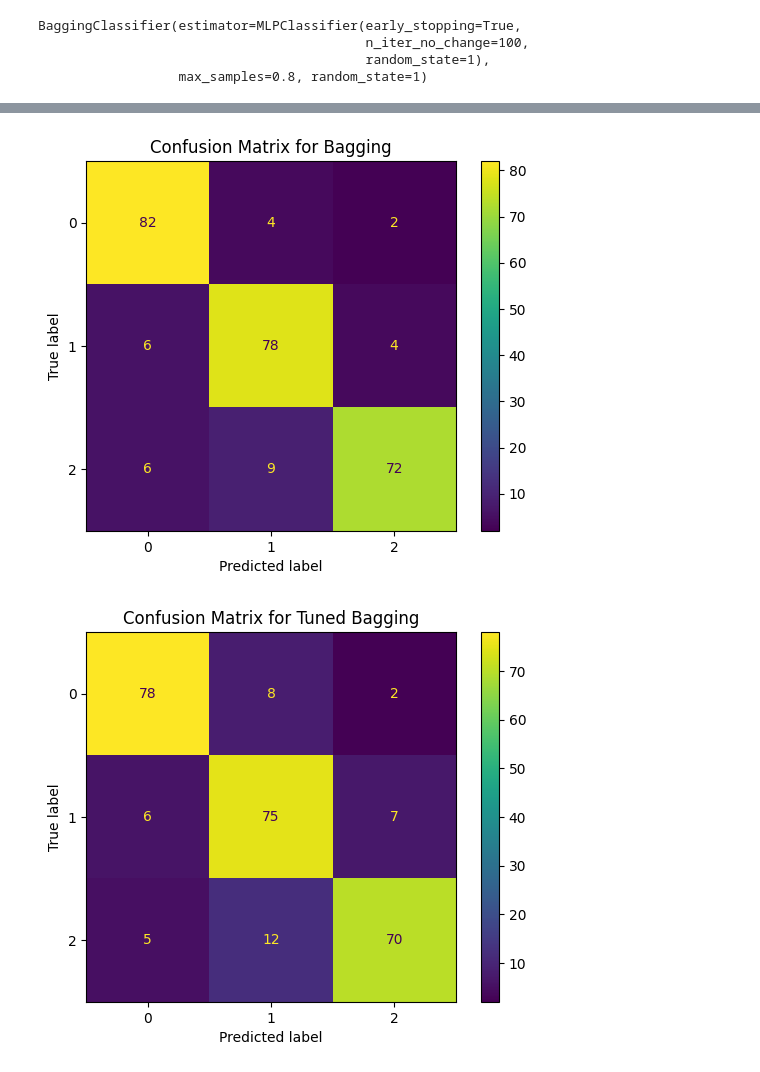
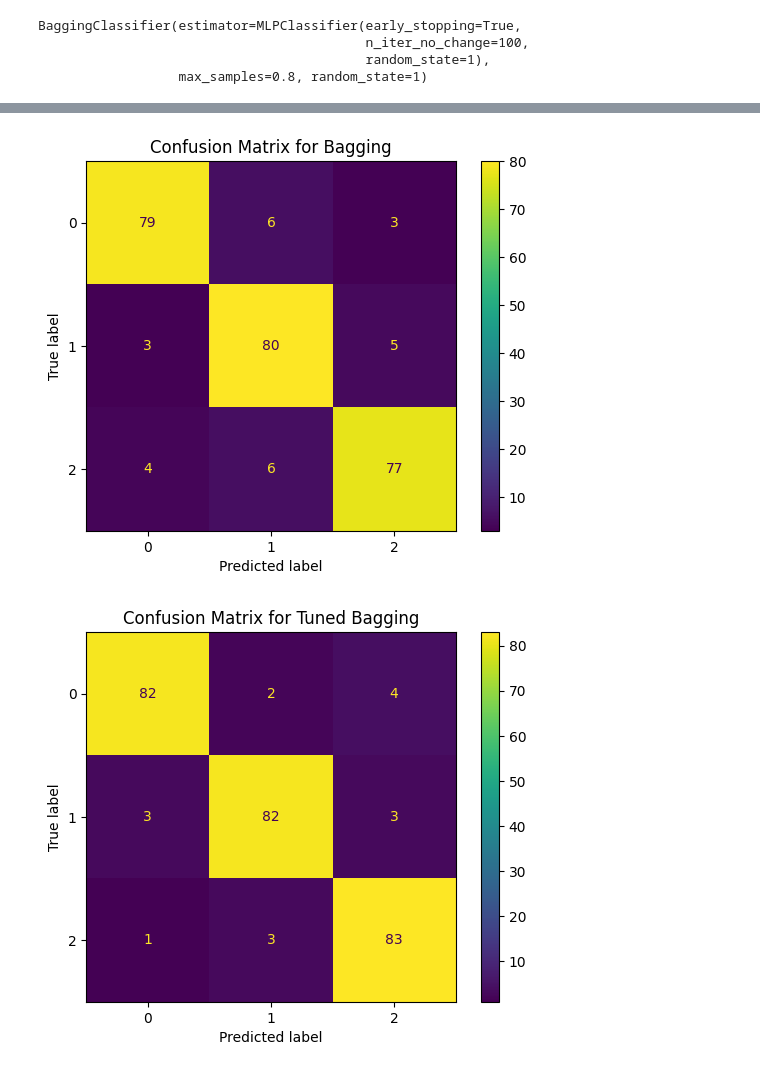
Before and after one commit to imperialinvictus/ML_Challenge, a Jupyter notebook: nn/nn.ipynb, the cells around one changed output, grey strips where cells are left out. Drawn from its saved outputs; the diff is of its cells as text; code cells hidden in the pictures.

```diff
--- a/nn/nn.ipynb
+++ b/nn/nn.ipynb
@@ -173,9 +212,8 @@ normalizer = ColumnTransformer(
     transformers=[
         ('scaler', StandardScaler(), [0, 1 ,2])
     ],
-    remainder='passthrough'  # Leave other columns unchanged (not sure if this is the issue.. im too lacking )
+    remainder='passthrough'  # Leave other columns unchanged
 )
-
 X_train_norm = normalizer.fit_transform(X_train)
 X_valid_norm = normalizer.transform(X_valid)
 X_test_norm = normalizer.transform(X_test)
@@ -199,12 +237,12 @@ N_ITER_MLP = 50
 N_ITER_BAGGING = 30
 
 
-best_mlp, best_mlp_params = tune_mlp_classifier(X_train, y_train, n_iter=N_ITER_MLP)
-best_bagging, best_bagging_params = tune_bagging_classifier(X_train, y_train, n_iter=N_ITER_BAGGING)
+best_mlp, best_mlp_params = tune_mlp_classifier(X_train_valid, y_train_valid, n_iter=N_ITER_MLP)
+best_bagging, best_bagging_params = tune_bagging_classifier(X_train_valid, y_train_valid, n_iter=N_ITER_BAGGING)
 
 # Normalized
-best_nmlp, best_nmlp_params = tune_mlp_classifier(X_train_norm, y_train, n_iter=N_ITER_MLP)
-best_normBagging, best_normBagging_params = tune_bagging_classifier(X_train_norm, y_train, n_iter=N_ITER_BAGGING)
+best_nmlp, best_nmlp_params = tune_mlp_classifier(X_train_valid_norm, y_train_valid, n_iter=N_ITER_MLP)
+best_normBagging, best_normBagging_params = tune_bagging_classifier(X_train_valid_norm, y_train_valid, n_iter=N_ITER_BAGGING)
 # %% [output]
 --- Tuning MLPClassifier (n_iter=50, cv=5) ---
 Fitting 5 folds for each of 50 candidates, totalling 250 fits
@@ -441,20 +489,14 @@ def plot_confusion_matrix(X, t, lr, group = "Everyone"):
 
 # print(confusion_matrix(y_valid, predictions, labels=encoder.transform(encoder.classes_)))
 
-plot_confusion_matrix(X_test, y_test, mlp, group="MLP")
-plot_confusion_matrix(X_test, y_test, best_mlp, group="Tuned MLP")
-
-
-plot_confusion_matrix(X_test, y_test, bagging, group="Bagging")
-plot_confusion_matrix(X_test, y_test, best_bagging, group="Tuned Bagging")
-
-
-plot_confusion_matrix(X_test, y_test, nmlp, group="NMLP")
-plot_confusion_matrix(X_test, y_test, best_nmlp, group="Tuned NMLP")
-
-
-plot_confusion_matrix(X_test, y_test, normBagging, group="NormBagging")
-plot_confusion_matrix(X_test, y_test, best_normBagging, group="Tuned NormBagging")
+plot_confusion_matrix(X_valid, y_valid, mlp, group="MLP")
+plot_confusion_matrix(X_valid, y_valid, best_mlp, group="Tuned MLP")
+plot_confusion_matrix(X_valid, y_valid, bagging, group="Bagging")
+plot_confusion_matrix(X_valid, y_valid, best_bagging, group="Tuned Bagging")
+plot_confusion_matrix(X_valid, y_valid, nmlp, group="NMLP")
+plot_confusion_matrix(X_valid, y_valid, best_nmlp, group="Tuned NMLP")
+plot_confusion_matrix(X_valid, y_valid, normBagging, group="NormBagging")
+plot_confusion_matrix(X_valid, y_valid, best_normBagging, group="Tuned NormBagging")
 # %% [output]
               precision    recall  f1-score   support
 
@@ -478,2 +520,2 @@ weighted avg       0.88      0.88      0.88       263
-[figure, old version]
+[figure, new version]
-[figure, old version]
+[figure, new version]
```
Also changed, not shown: parts of 9 cells of this notebook, 18 other files.
